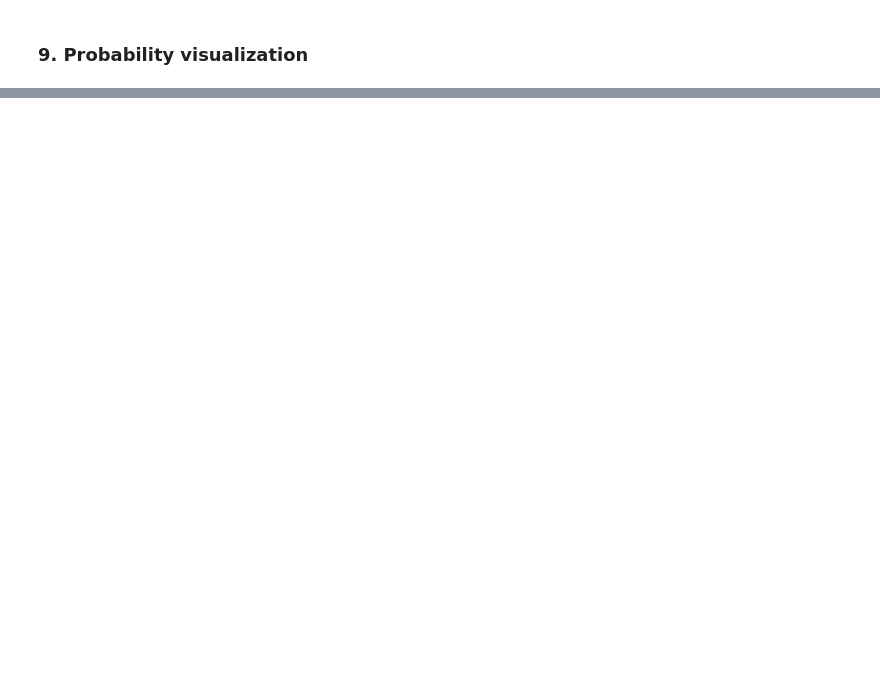
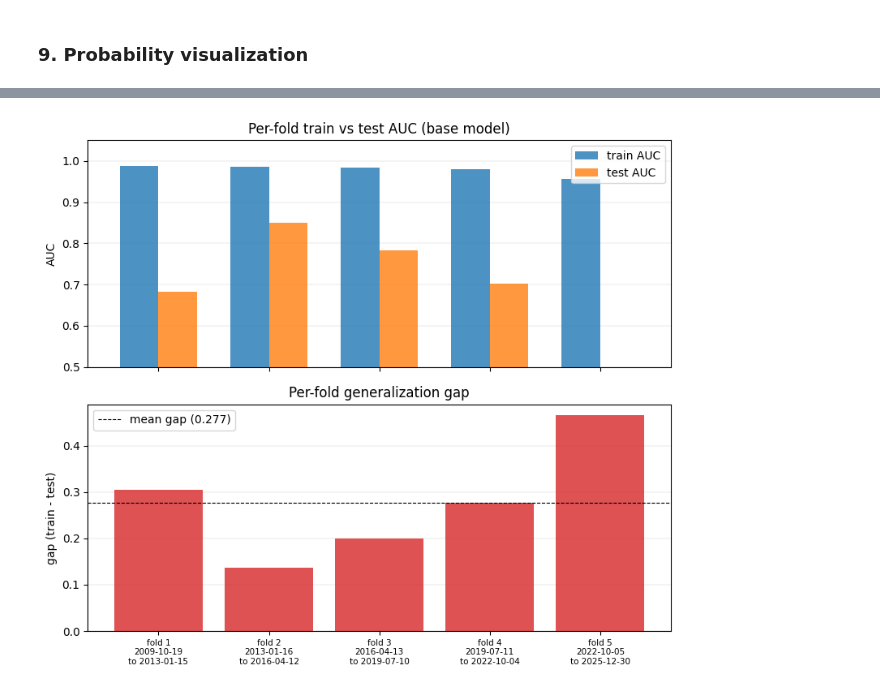
Before and after one commit to JaredRudolph/macro-stress-forecaster, a Jupyter notebook: notebooks/forecaster_xgb.ipynb, the cells around one changed output, grey strips where cells are left out. Saved outputs shown, nothing was run; the diff lists cells and outputs as text; code cells hidden in the pictures; blank space fills up the shorter version.

```diff
--- a/notebooks/forecaster_xgb.ipynb
+++ b/notebooks/forecaster_xgb.ipynb
@@ -354,9 +373,15 @@ best_folds = run_xgb_cv(BEST_PARAMS, X_data, y_data)
 
 print("final CV (best params):")
 for f in best_folds:
-    print(f"  fold {f['fold']} ({f['test_start']} to {f['test_end']}):  AUC={f['auc']:.4f}  Brier={f['brier']:.4f}")
+    print(
+        f"  fold {f['fold']} ({f['test_start']} to {f['test_end']}):  AUC={f['auc']:.4f}  Brier={f['brier']:.4f}"
+    )
 print()
-print(f"baseline           AUC: {np.mean(baseline_aucs):.4f}  Brier: {np.mean(baseline_briers):.4f}")
-print(f"XGBoost (tuned)    AUC: {np.mean([f['auc'] for f in best_folds]):.4f}  Brier: {np.mean([f['brier'] for f in best_folds]):.4f}")
+print(
+    f"baseline           AUC: {np.mean(baseline_aucs):.4f}  Brier: {np.mean(baseline_briers):.4f}"
+)
+print(
+    f"XGBoost (tuned)    AUC: {np.mean([f['auc'] for f in best_folds]):.4f}  Brier: {np.mean([f['brier'] for f in best_folds]):.4f}"
+)
 # %% [output]
 final CV (best params):
@@ -926,0 +620,58 @@ XGBoost (hl=504 + reg)     AUC: 0.6706  gap: 0.2551
+# %%
+folds_n = [f["fold"] for f in best_folds]
+train_aucs = [f["train_auc"] for f in best_folds]
+test_aucs = [f["auc"] for f in best_folds]
+gaps = [f["train_auc"] - f["auc"] for f in best_folds]
+labels = [f"{f['test_start'].year}" for f in best_folds]
+
+x = range(len(best_folds))
+width = 0.35
+
+fig, (ax1, ax2) = plt.subplots(2, 1, figsize=(8, 7), sharex=True)
+
+ax1.bar(
+    [i - width / 2 for i in x],
+    train_aucs,
+    width,
+    label="train AUC",
+    color="#1f77b4",
+    alpha=0.8,
+)
+ax1.bar(
+    [i + width / 2 for i in x],
+    test_aucs,
+    width,
+    label="test AUC",
+    color="#ff7f0e",
+    alpha=0.8,
+)
+ax1.set_ylabel("AUC")
+ax1.set_ylim(0.5, 1.05)
+ax1.legend()
+ax1.yaxis.grid(True, linewidth=0.3, color="grey", alpha=0.4)
+ax1.set_axisbelow(True)
+ax1.set_title("Per-fold train vs test AUC (base model)")
+
+ax2.bar(x, gaps, color="#d62728", alpha=0.8)
+ax2.axhline(
+    sum(gaps) / len(gaps),
+    color="black",
+    linestyle="--",
+    linewidth=0.8,
+    label=f"mean gap ({sum(gaps) / len(gaps):.3f})",
+)
+ax2.set_ylabel("gap (train - test)")
+ax2.set_xticks(list(x))
+ax2.set_xticklabels(
+    [f"fold {f['fold']}\n{f['test_start']}\nto {f['test_end']}" for f in best_folds],
+    fontsize=7.5,
+)
+ax2.legend()
+ax2.yaxis.grid(True, linewidth=0.3, color="grey", alpha=0.4)
+ax2.set_axisbelow(True)
+ax2.set_title("Per-fold generalization gap")
+
+plt.tight_layout()
+plt.show()
+# %% [output]
+[figure, added]
```
Also changed, not shown: parts of 40 cells of this notebook.
